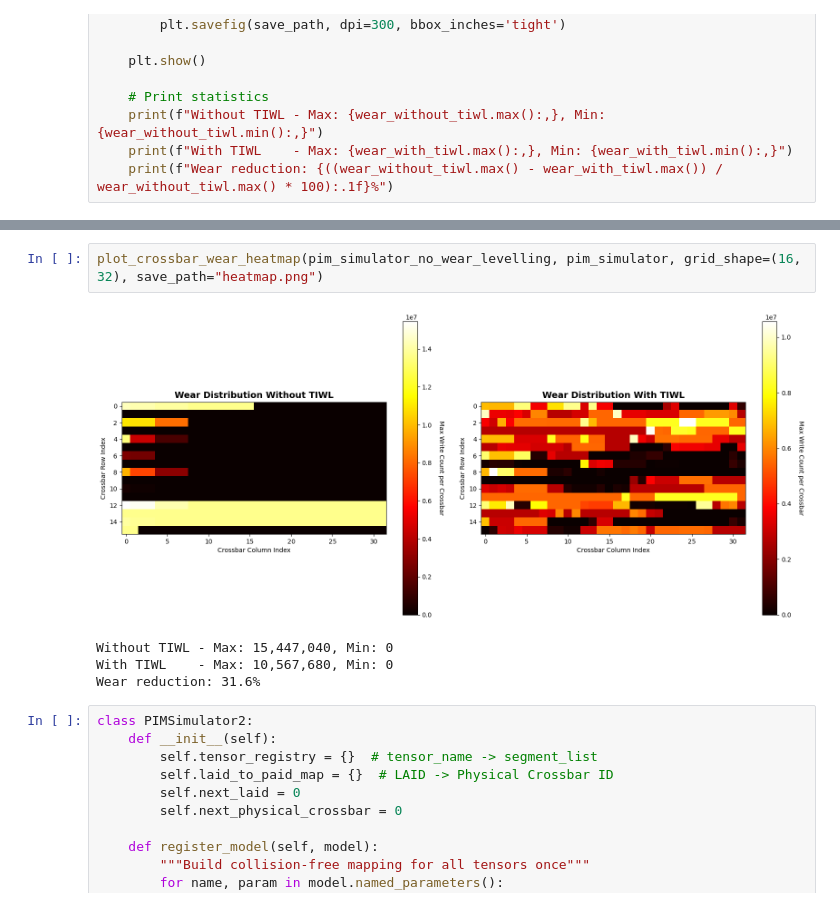
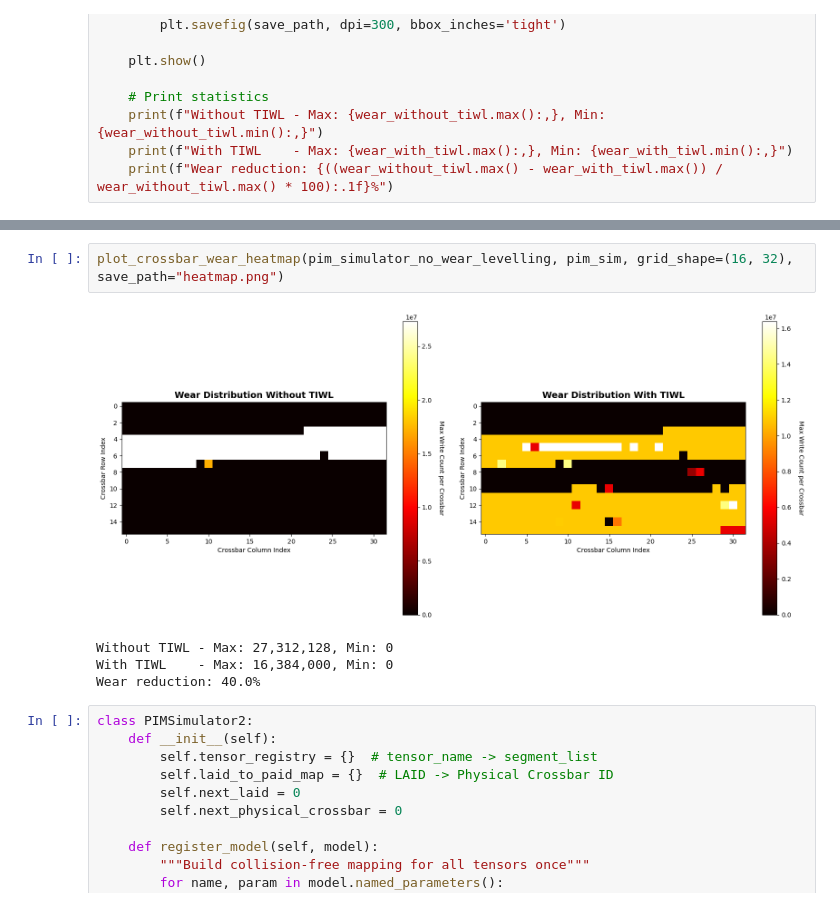
Before and after one commit to Ahbar1999/mtp-pimsimulator, a Jupyter notebook: pimsimulator.ipynb, the cells around one changed output, grey strips where cells are left out. Drawn from its saved outputs; the diff is of its cells as text.

```diff
--- a/pimsimulator.ipynb
+++ b/pimsimulator.ipynb
@@ -397,10 +476,10 @@ Wear imbalance (max/min): 15447040.00
 # %%
-plot_crossbar_wear_heatmap(pim_simulator_no_wear_levelling, pim_simulator, grid_shape=(16, 32), save_path="heatmap.png")
+plot_crossbar_wear_heatmap(pim_simulator_no_wear_levelling, pim_sim, grid_shape=(16, 32), save_path="heatmap.png")
 # %% [output]
-[figure, old version]
+[figure, new version]
-Without TIWL - Max: 15,447,040, Min: 0
-With TIWL    - Max: 10,567,680, Min: 0
-Wear reduction: 31.6%
+Without TIWL - Max: 27,312,128, Min: 0
+With TIWL    - Max: 16,384,000, Min: 0
+Wear reduction: 40.0%
 # %%
 class PIMSimulator2:
     def __init__(self):
```
Also changed, not shown: parts of 5 cells of this notebook.
